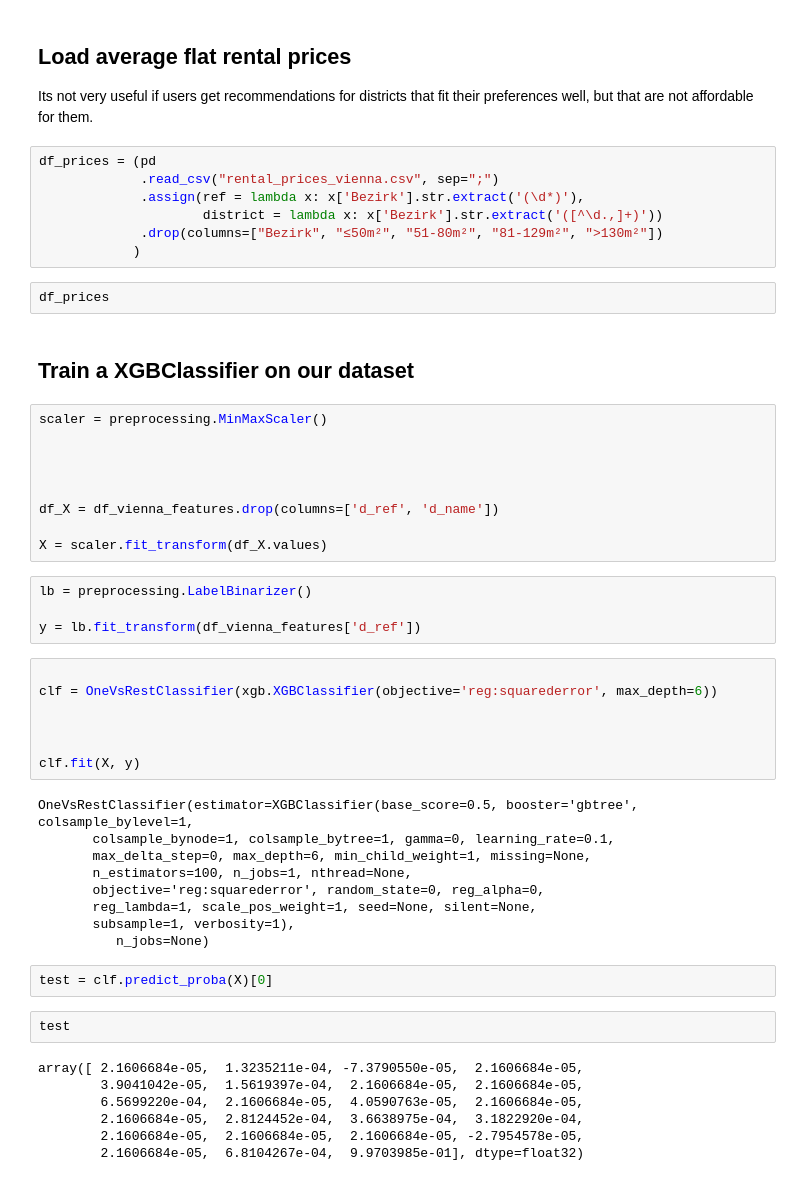
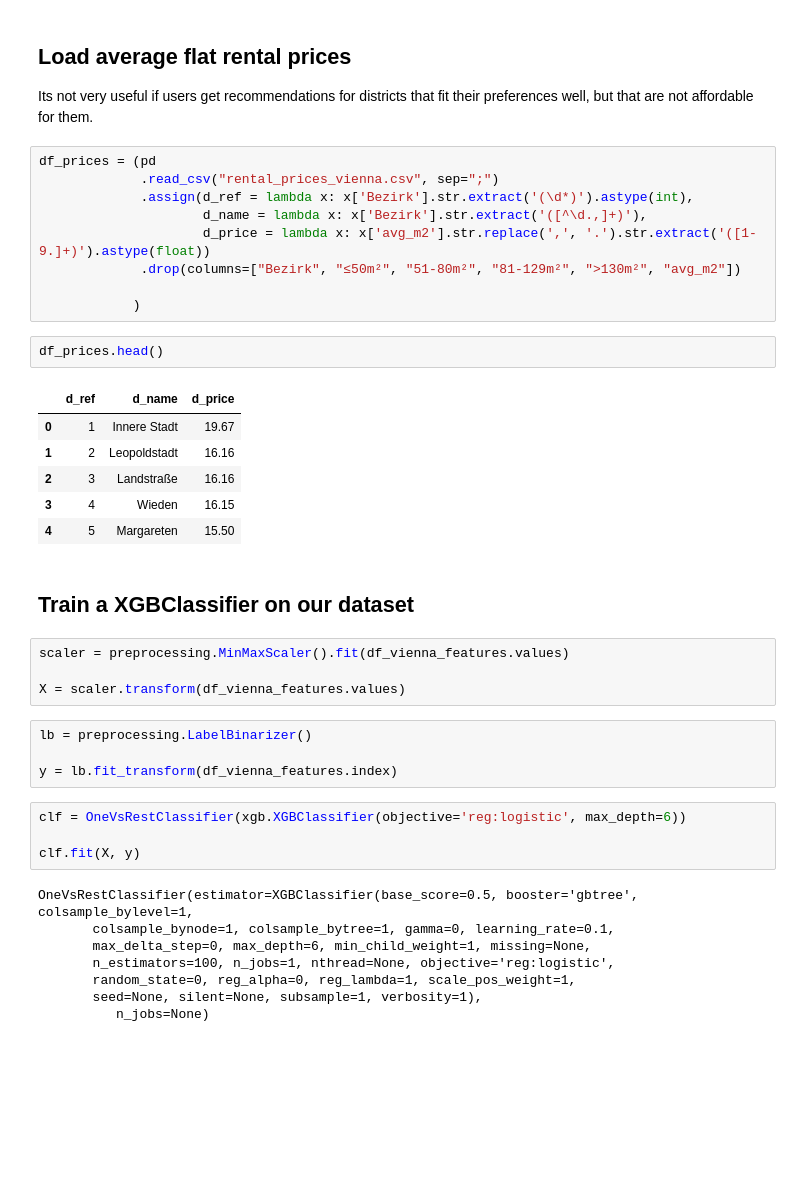
Before and after one commit to davemaier/data-science-capstone, a Jupyter notebook: Vienna District Recommender.ipynb, the cells around one changed output. Saved outputs shown, nothing was run; the diff lists cells and outputs as text; blank space fills up the shorter version.

```diff
--- a/Vienna District Recommender.ipynb
+++ b/Vienna District Recommender.ipynb
@@ -308,51 +353,40 @@ Its not very useful if users get recommendations for districts that fit their pr
 # %%
 df_prices = (pd
              .read_csv("rental_prices_vienna.csv", sep=";")
-             .assign(ref = lambda x: x['Bezirk'].str.extract('(\d*)'),
-                     district = lambda x: x['Bezirk'].str.extract('([^\d.,]+)'))
-             .drop(columns=["Bezirk", "≤50m²", "51-80m²", "81-129m²", ">130m²"])
+             .assign(d_ref = lambda x: x['Bezirk'].str.extract('(\d*)').astype(int),
+                     d_name = lambda x: x['Bezirk'].str.extract('([^\d.,]+)'),
+                     d_price = lambda x: x['avg_m2'].str.replace(',', '.').str.extract('([1-9.]+)').astype(float))
+             .drop(columns=["Bezirk", "≤50m²", "51-80m²", "81-129m²", ">130m²", "avg_m2"])
+
             )
 # %%
-df_prices
+df_prices.head()
+# %% [output]
+|  | d_ref | d_name | d_price |
+| 0 | 1 | Innere Stadt | 19.67 |
+| 1 | 2 | Leopoldstadt | 16.16 |
+| 2 | 3 | Landstraße | 16.16 |
+| 3 | 4 | Wieden | 16.15 |
+| 4 | 5 | Margareten | 15.50 |
 # %% [markdown]
 ## Train a XGBClassifier on our dataset
 # %%
-scaler = preprocessing.MinMaxScaler()
+scaler = preprocessing.MinMaxScaler().fit(df_vienna_features.values)
 
-
-
-
-df_X = df_vienna_features.drop(columns=['d_ref', 'd_name'])
-
-X = scaler.fit_transform(df_X.values)
+X = scaler.transform(df_vienna_features.values)
 # %%
 lb = preprocessing.LabelBinarizer()
 
-y = lb.fit_transform(df_vienna_features['d_ref'])
+y = lb.fit_transform(df_vienna_features.index)
 # %%
-
-clf = OneVsRestClassifier(xgb.XGBClassifier(objective='reg:squarederror', max_depth=6))
-
-
+clf = OneVsRestClassifier(xgb.XGBClassifier(objective='reg:logistic', max_depth=6))
 
 clf.fit(X, y)
 # %% [output]
 OneVsRestClassifier(estimator=XGBClassifier(base_score=0.5, booster='gbtree', colsample_bylevel=1,
        colsample_bynode=1, colsample_bytree=1, gamma=0, learning_rate=0.1,
        max_delta_step=0, max_depth=6, min_child_weight=1, missing=None,
-       n_estimators=100, n_jobs=1, nthread=None,
-       objective='reg:squarederror', random_state=0, reg_alpha=0,
-       reg_lambda=1, scale_pos_weight=1, seed=None, silent=None,
-       subsample=1, verbosity=1),
+       n_estimators=100, n_jobs=1, nthread=None, objective='reg:logistic',
+       random_state=0, reg_alpha=0, reg_lambda=1, scale_pos_weight=1,
+       seed=None, silent=None, subsample=1, verbosity=1),
           n_jobs=None)
-# %%
-test = clf.predict_proba(X)[0]
-# %%
-test
-# %% [output]
-array([ 2.1606684e-05,  1.3235211e-04, -7.3790550e-05,  2.1606684e-05,
-        3.9041042e-05,  1.5619397e-04,  2.1606684e-05,  2.1606684e-05,
-        6.5699220e-04,  2.1606684e-05,  4.0590763e-05,  2.1606684e-05,
-        2.1606684e-05,  2.8124452e-04,  3.6638975e-04,  3.1822920e-04,
-        2.1606684e-05,  2.1606684e-05,  2.1606684e-05, -2.7954578e-05,
-        2.1606684e-05,  6.8104267e-04,  9.9703985e-01], dtype=float32)
```
Also changed, not shown: parts of 23 cells of this notebook.
